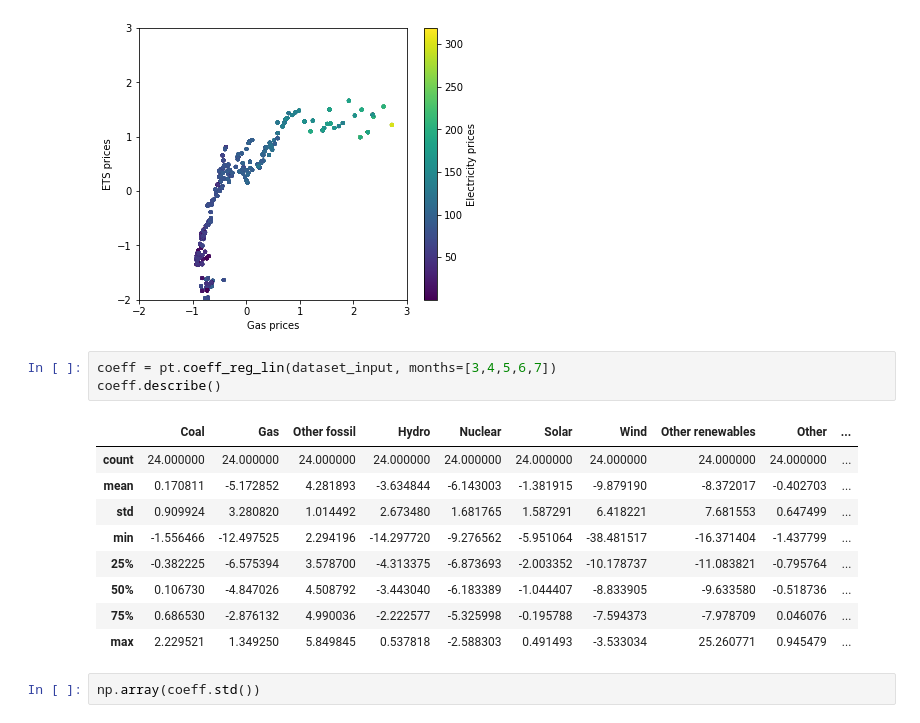
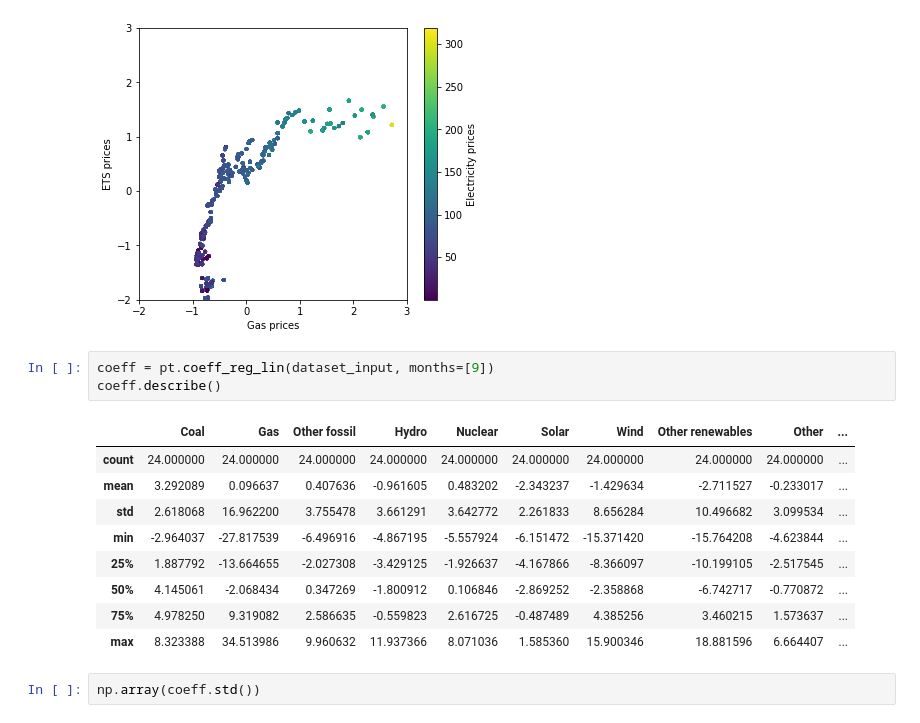
Before and after one commit to leatrin/electricity_prices, a Jupyter notebook: results.ipynb, the cells around one changed output. Drawn from its saved outputs; the diff is of its cells as text.

```diff
--- a/results.ipynb
+++ b/results.ipynb
@@ -127,18 +127,18 @@ plt.ylim(-2,3)
 (-2.0, 3.0)
 [figure]
 # %%
-coeff = pt.coeff_reg_lin(dataset_input, months=[3,4,5,6,7])
+coeff = pt.coeff_reg_lin(dataset_input, months=[9])
 coeff.describe()
 # %% [output]
 |  | Coal | Gas | Other fossil | Hydro | Nuclear | Solar | Wind | Other renewables | Other | ... |
 | count | 24.000000 | 24.000000 | 24.000000 | 24.000000 | 24.000000 | 24.000000 | 24.000000 | 24.000000 | 24.000000 | ... |
-| mean | 0.170811 | -5.172852 | 4.281893 | -3.634844 | -6.143003 | -1.381915 | -9.879190 | -8.372017 | -0.402703 | ... |
-| std | 0.909924 | 3.280820 | 1.014492 | 2.673480 | 1.681765 | 1.587291 | 6.418221 | 7.681553 | 0.647499 | ... |
-| min | -1.556466 | -12.497525 | 2.294196 | -14.297720 | -9.276562 | -5.951064 | -38.481517 | -16.371404 | -1.437799 | ... |
-| 25% | -0.382225 | -6.575394 | 3.578700 | -4.313375 | -6.873693 | -2.003352 | -10.178737 | -11.083821 | -0.795764 | ... |
-| 50% | 0.106730 | -4.847026 | 4.508792 | -3.443040 | -6.183389 | -1.044407 | -8.833905 | -9.633580 | -0.518736 | ... |
-| 75% | 0.686530 | -2.876132 | 4.990036 | -2.222577 | -5.325998 | -0.195788 | -7.594373 | -7.978709 | 0.046076 | ... |
-| max | 2.229521 | 1.349250 | 5.849845 | 0.537818 | -2.588303 | 0.491493 | -3.533034 | 25.260771 | 0.945479 | ... |
+| mean | 3.292089 | 0.096637 | 0.407636 | -0.961605 | 0.483202 | -2.343237 | -1.429634 | -2.711527 | -0.233017 | ... |
+| std | 2.618068 | 16.962200 | 3.755478 | 3.661291 | 3.642772 | 2.261833 | 8.656284 | 10.496682 | 3.099534 | ... |
+| min | -2.964037 | -27.817539 | -6.496916 | -4.867195 | -5.557924 | -6.151472 | -15.371420 | -15.764208 | -4.623844 | ... |
+| 25% | 1.887792 | -13.664655 | -2.027308 | -3.429125 | -1.926637 | -4.167866 | -8.366097 | -10.199105 | -2.517545 | ... |
+| 50% | 4.145061 | -2.068434 | 0.347269 | -1.800912 | 0.106846 | -2.869252 | -2.358868 | -6.742717 | -0.770872 | ... |
+| 75% | 4.978250 | 9.319082 | 2.586635 | -0.559823 | 2.616725 | -0.487489 | 4.385256 | 3.460215 | 1.573637 | ... |
+| max | 8.323388 | 34.513986 | 9.960632 | 11.937366 | 8.071036 | 1.585360 | 15.900346 | 18.881596 | 6.664407 | ... |
 # %%
 np.array(coeff.std())
 # %% [output]
```
Also changed, not shown: parts of 3 cells of this notebook, 21 other files.
